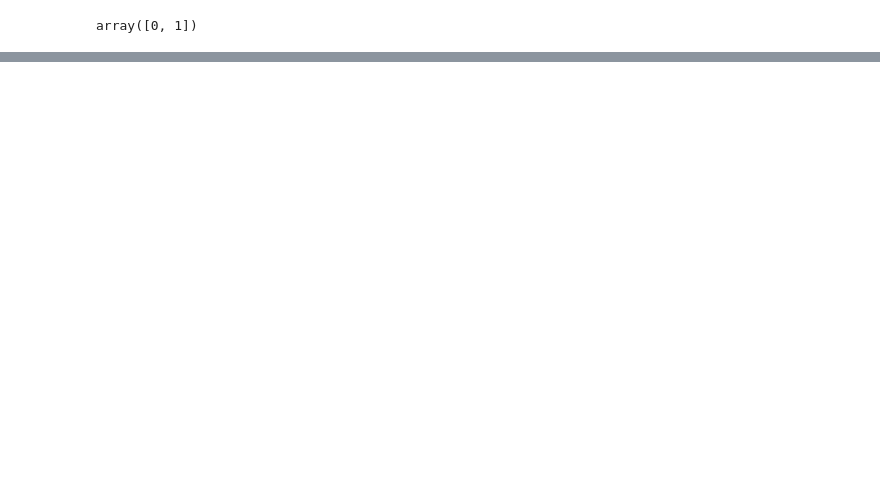
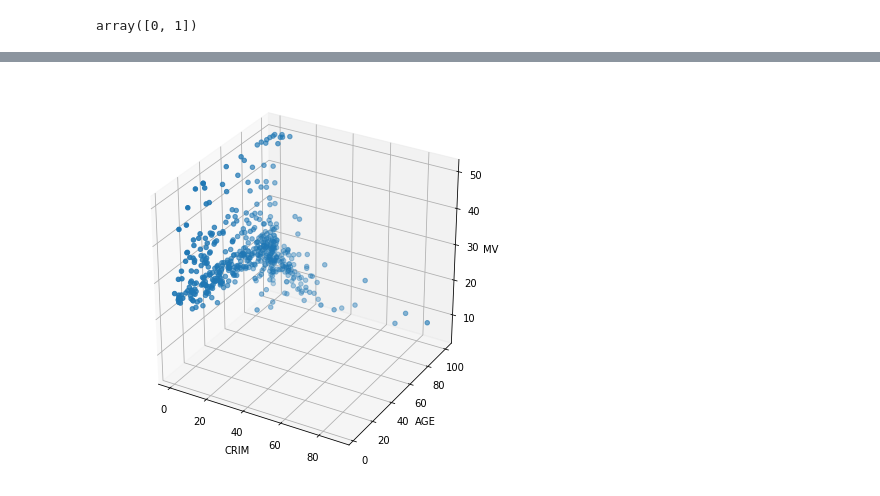
Before and after one commit to fenilsuchak/CTE-Data-Science-And-Machine-Learning, a Jupyter notebook: Week_2/Week2_Class2.ipynb, the cells around one changed output, grey strips where cells are left out. Cells and saved outputs as stored; diff of their text form; code cells hidden in the pictures; blank space fills up the shorter version.

```diff
--- a/Week_2/Week2_Class2.ipynb
+++ b/Week_2/Week2_Class2.ipynb
@@ -224,0 +304,11 @@ array([0, 1])
+# %%
+#3d Plot
+fig = plt.figure(figsize=(7,7))
+ax = fig.add_subplot(111, projection = '3d')
+ax.scatter(xs = df['CRIM'],ys = df['AGE'] , zs = df['MV'],zdir = 'z')
+ax.set_xlabel('CRIM')
+ax.set_ylabel('AGE')
+ax.set_zlabel('MV')
+display(fig)
+# %% [output]
+[figure, added]
```
Also changed, not shown: parts of 35 cells of this notebook.
